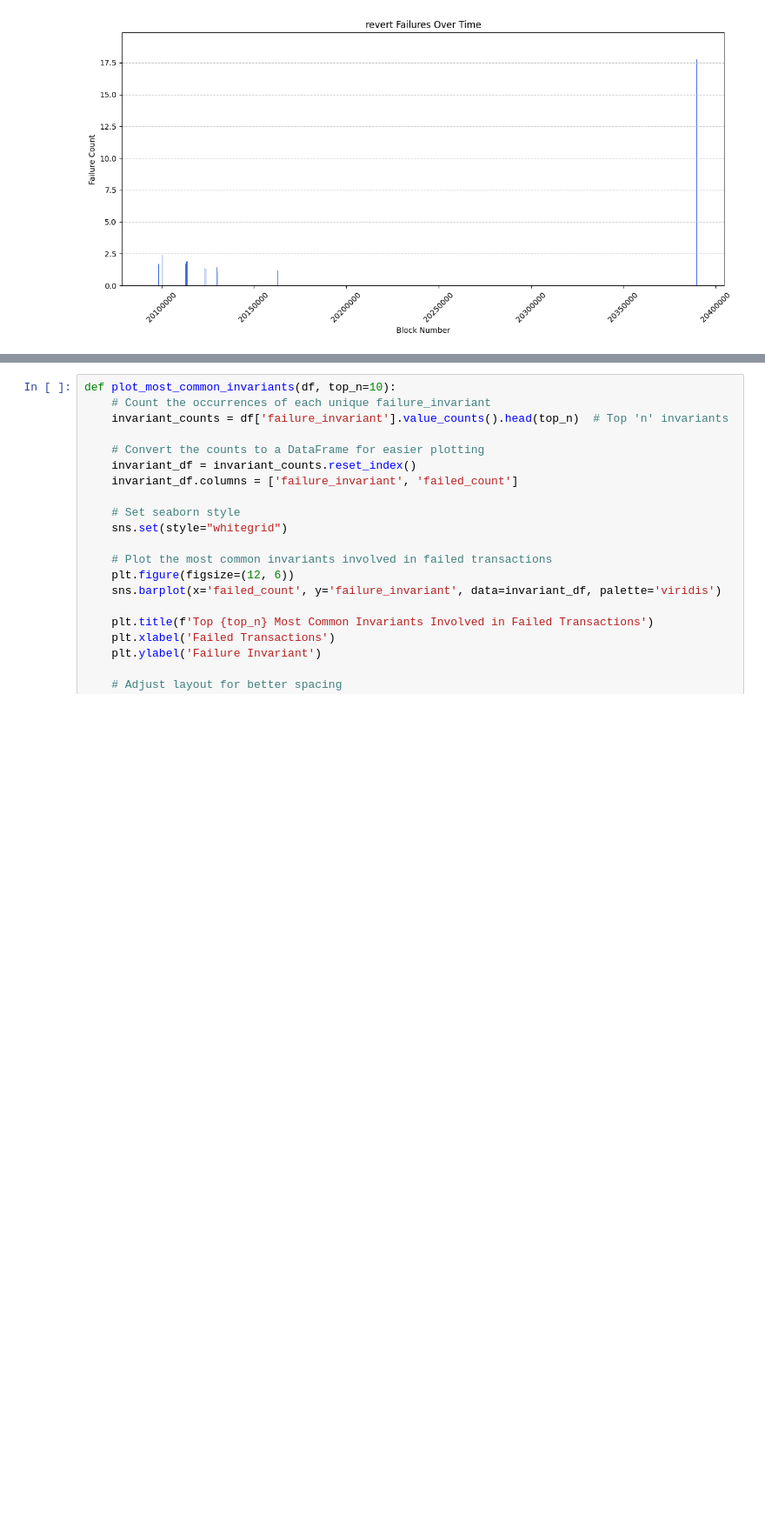
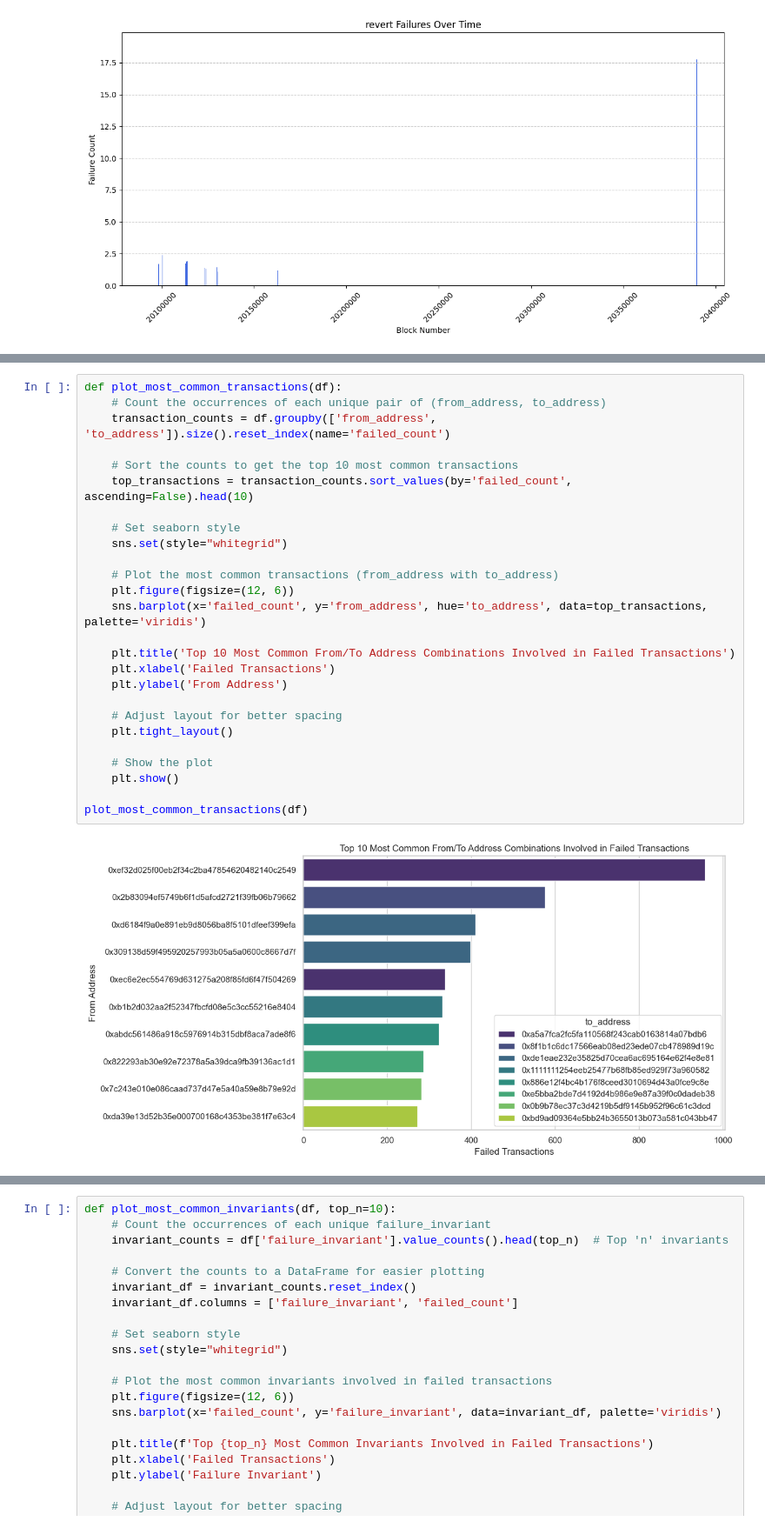
Before and after one commit to mojtaba-eshghie/Raven, a Jupyter notebook: analysis/plotting.ipynb, the cells around one changed output, grey strips where cells are left out. Shown at 87% size. Cells and saved outputs as stored; diff of their text form; blank space fills up the shorter version.

```diff
--- a/analysis/plotting.ipynb
+++ b/analysis/plotting.ipynb
@@ -100,4 +100,32 @@ Passing `palette` without assigning `hue` is deprecated and will be removed in v
 
   sns.barplot(x='failed_count', y='to_address', data=to_address_df, ax=axes[1], palette='Reds_d')
 [figure]
+# %%
+def plot_most_common_transactions(df):
+    # Count the occurrences of each unique pair of (from_address, to_address)
+    transaction_counts = df.groupby(['from_address', 'to_address']).size().reset_index(name='failed_count')
+
+    # Sort the counts to get the top 10 most common transactions
+    top_transactions = transaction_counts.sort_values(by='failed_count', ascending=False).head(10)
+
+    # Set seaborn style
+    sns.set(style="whitegrid")
+
+    # Plot the most common transactions (from_address with to_address)
+    plt.figure(figsize=(12, 6))
+    sns.barplot(x='failed_count', y='from_address', hue='to_address', data=top_transactions, palette='viridis')
+
+    plt.title('Top 10 Most Common From/To Address Combinations Involved in Failed Transactions')
+    plt.xlabel('Failed Transactions')
+    plt.ylabel('From Address')
+
+    # Adjust layout for better spacing
+    plt.tight_layout()
+
+    # Show the plot
+    plt.show()
+
+plot_most_common_transactions(df)
+# %% [output]
+[figure, added]
 # %%
```
Also changed, not shown: parts of 6 cells of this notebook.
